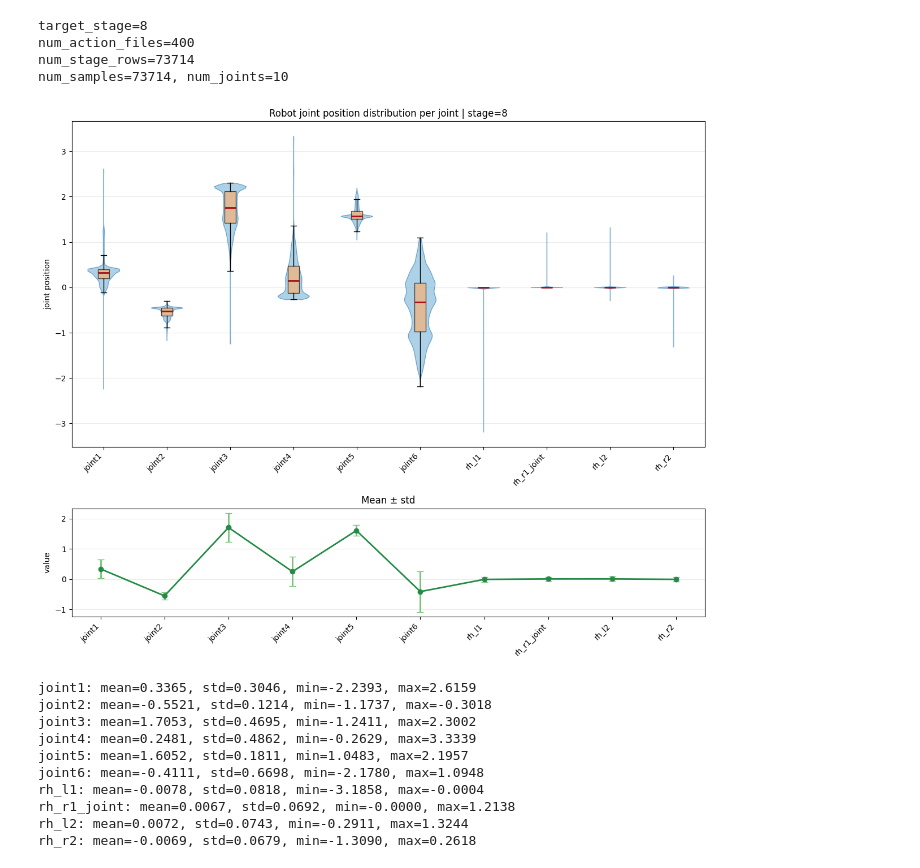
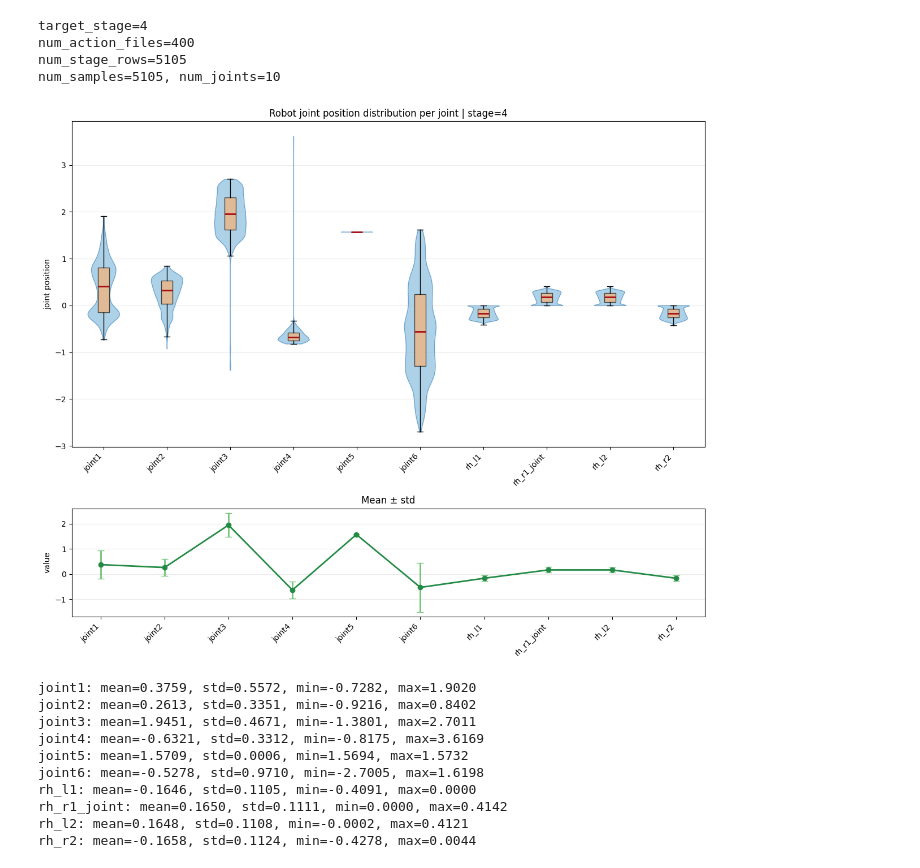
Before and after one commit to uonrobotics/lerobot, a Jupyter notebook: chansol/data_distribution_viz/joint_viz_per_stage.ipynb, the cells around one changed output. Cells and saved outputs as stored; diff of their text form; code cells hidden in the pictures.

```diff
--- a/chansol/data_distribution_viz/joint_viz_per_stage.ipynb
+++ b/chansol/data_distribution_viz/joint_viz_per_stage.ipynb
@@ -9,7 +9,7 @@ import os
 # - violin + box plot 으로 joint별 분포 형태를 보고
 # - 아래 mean ± std 로 중심과 퍼짐을 함께 확인
 root_path  ="/nas/Dataset/VLA/UON/Isaacsim/OMY_apple_picking/auto_fixed_place_ALL"
-target_stage = 8
+target_stage = 4
 action_dir = os.path.join(root_path, "action")
 action_list = sorted(os.listdir(action_dir))
 
@@ -92,47 +92,47 @@ else:
     axes[0].grid(True, axis="y", alpha=0.25)
 
     # 평균과 표준편차
     x = np.arange(num_joints)
     axes[1].errorbar(
         x,
         joint_means,
         yerr=joint_stds,
         fmt="o-",
         capsize=4,
         color="#238b45",
         ecolor="#74c476",
         linewidth=2,
     )
     axes[1].set_title("Mean ± std")
     axes[1].set_ylabel("value")
     axes[1].set_xticks(x)
     axes[1].set_xticklabels(joint_names, rotation=45, ha="right")
     axes[1].grid(True, axis="y", alpha=0.25)
 
     plt.tight_layout()
     plt.show()
 
     for i, name in enumerate(joint_names):
         print(
             f"{name}: mean={joint_means[i]:.4f}, std={joint_stds[i]:.4f}, "
             f"min={joint_samples[:, i].min():.4f}, max={joint_samples[:, i].max():.4f}"
         )
 # %% [output]
-target_stage=8
+target_stage=4
 num_action_files=400
-num_stage_rows=73714
-num_samples=73714, num_joints=10
+num_stage_rows=5105
+num_samples=5105, num_joints=10
-[figure, old version]
+[figure, new version]
-joint1: mean=0.3365, std=0.3046, min=-2.2393, max=2.6159
-joint2: mean=-0.5521, std=0.1214, min=-1.1737, max=-0.3018
-joint3: mean=1.7053, std=0.4695, min=-1.2411, max=2.3002
-joint4: mean=0.2481, std=0.4862, min=-0.2629, max=3.3339
-joint5: mean=1.6052, std=0.1811, min=1.0483, max=2.1957
-joint6: mean=-0.4111, std=0.6698, min=-2.1780, max=1.0948
-rh_l1: mean=-0.0078, std=0.0818, min=-3.1858, max=-0.0004
-rh_r1_joint: mean=0.0067, std=0.0692, min=-0.0000, max=1.2138
-rh_l2: mean=0.0072, std=0.0743, min=-0.2911, max=1.3244
-rh_r2: mean=-0.0069, std=0.0679, min=-1.3090, max=0.2618
+joint1: mean=0.3759, std=0.5572, min=-0.7282, max=1.9020
+joint2: mean=0.2613, std=0.3351, min=-0.9216, max=0.8402
+joint3: mean=1.9451, std=0.4671, min=-1.3801, max=2.7011
+joint4: mean=-0.6321, std=0.3312, min=-0.8175, max=3.6169
+joint5: mean=1.5709, std=0.0006, min=1.5694, max=1.5732
+joint6: mean=-0.5278, std=0.9710, min=-2.7005, max=1.6198
+rh_l1: mean=-0.1646, std=0.1105, min=-0.4091, max=0.0000
+rh_r1_joint: mean=0.1650, std=0.1111, min=0.0000, max=0.4142
+rh_l2: mean=0.1648, std=0.1108, min=-0.0002, max=0.4121
+rh_r2: mean=-0.1658, std=0.1124, min=-0.4278, max=0.0044
 # %%
 # 특정 stage의 ee_position / ee_orientation(Euler) 분포 시각화
 # - 전체 데이터에서 stage == target_stage 인 샘플만 사용
```
Also changed, not shown: parts of 1 cell of this notebook, 2 other files.
